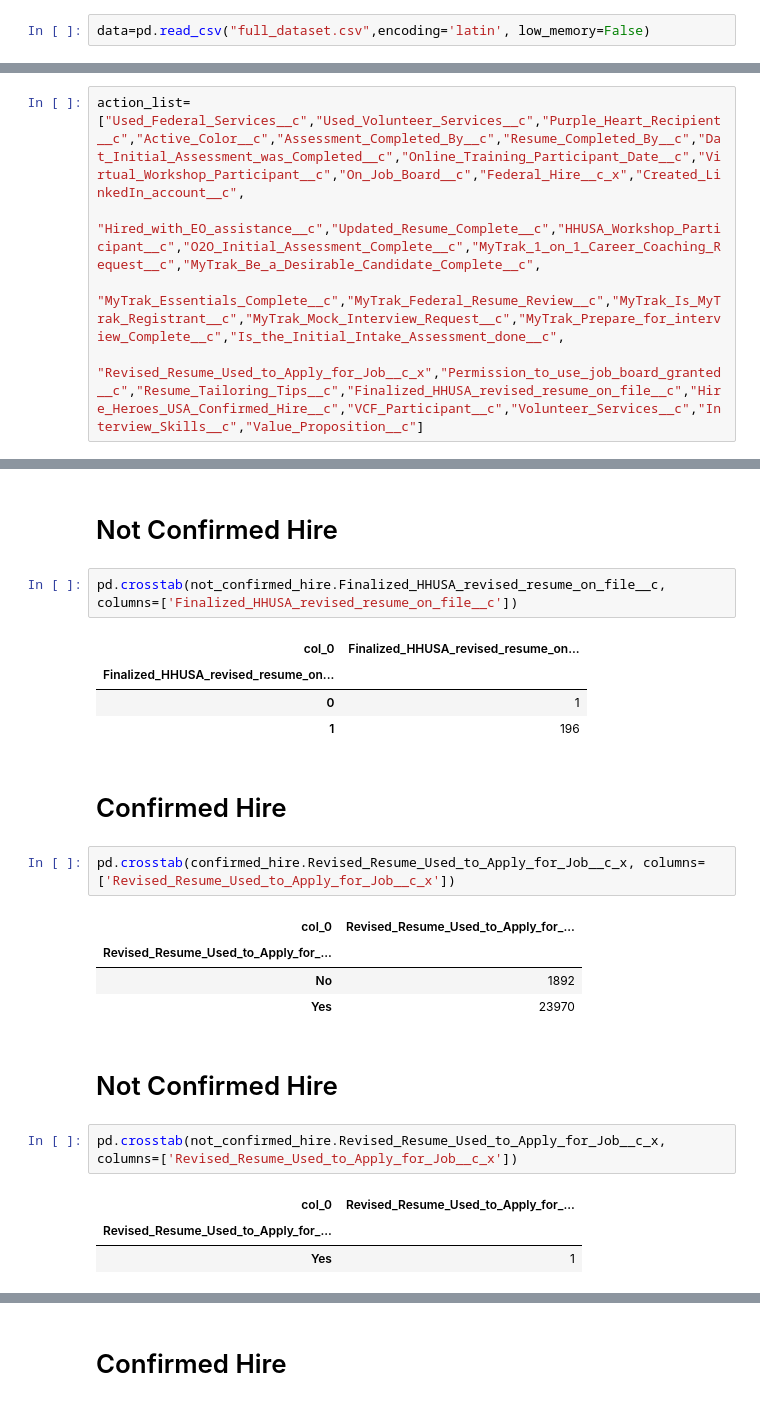
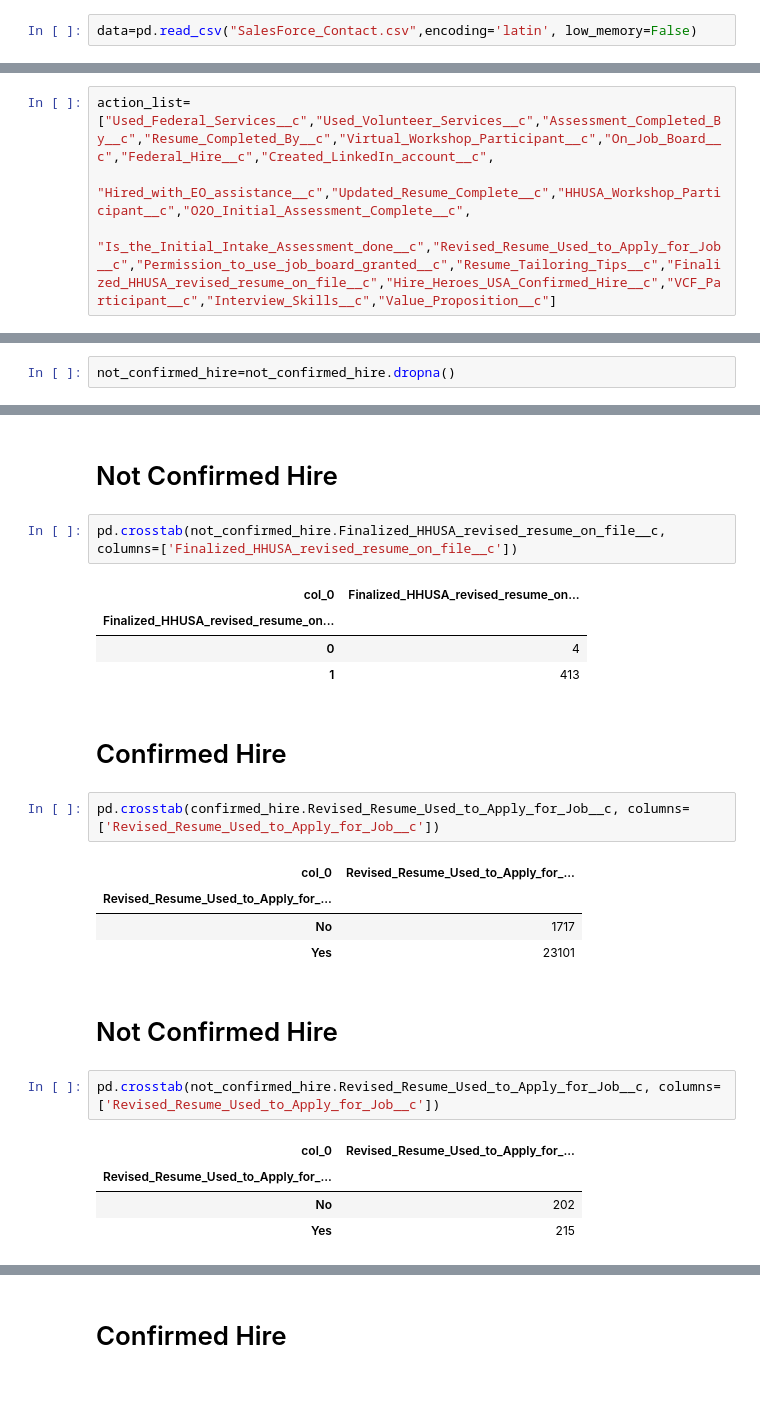
Before and after one commit to iAlhasan/DSP-Project, a Jupyter notebook: HireHero_Action_Analysis.ipynb, the cells around one changed output, grey strips where cells are left out. Saved outputs shown, nothing was run; the diff lists cells and outputs as text.

```diff
--- a/HireHero_Action_Analysis.ipynb
+++ b/HireHero_Action_Analysis.ipynb
@@ -1,7 +1,7 @@
 # %%
 import pandas as pd
 # %%
-data=pd.read_csv("full_dataset.csv",encoding='latin', low_memory=False)
+data=pd.read_csv("SalesForce_Contact.csv",encoding='latin', low_memory=False)
 # %%
 data.shape
 # %% [output]
@@ -57,8 +97,7 @@ not_confirmed_hire.shape
 # %%
-action_list=["Used_Federal_Services__c","Used_Volunteer_Services__c","Purple_Heart_Recipient__c","Active_Color__c","Assessment_Completed_By__c","Resume_Completed_By__c","Dat_Initial_Assessment_was_Completed__c","Online_Training_Participant_Date__c","Virtual_Workshop_Participant__c","On_Job_Board__c","Federal_Hire__c_x","Created_LinkedIn_account__c",
-             "Hired_with_EO_assistance__c","Updated_Resume_Complete__c","HHUSA_Workshop_Participant__c","O2O_Initial_Assessment_Complete__c","MyTrak_1_on_1_Career_Coaching_Request__c","MyTrak_Be_a_Desirable_Candidate_Complete__c",
-           "MyTrak_Essentials_Complete__c","MyTrak_Federal_Resume_Review__c","MyTrak_Is_MyTrak_Registrant__c","MyTrak_Mock_Interview_Request__c","MyTrak_Prepare_for_interview_Complete__c","Is_the_Initial_Intake_Assessment_done__c",
-            "Revised_Resume_Used_to_Apply_for_Job__c_x","Permission_to_use_job_board_granted__c","Resume_Tailoring_Tips__c","Finalized_HHUSA_revised_resume_on_file__c","Hire_Heroes_USA_Confirmed_Hire__c","VCF_Participant__c","Volunteer_Services__c","Interview_Skills__c","Value_Proposition__c"]
+action_list=["Used_Federal_Services__c","Used_Volunteer_Services__c","Assessment_Completed_By__c","Resume_Completed_By__c","Virtual_Workshop_Participant__c","On_Job_Board__c","Federal_Hire__c","Created_LinkedIn_account__c",
+             "Hired_with_EO_assistance__c","Updated_Resume_Complete__c","HHUSA_Workshop_Participant__c","O2O_Initial_Assessment_Complete__c",
+          "Is_the_Initial_Intake_Assessment_done__c","Revised_Resume_Used_to_Apply_for_Job__c","Permission_to_use_job_board_granted__c","Resume_Tailoring_Tips__c","Finalized_HHUSA_revised_resume_on_file__c","Hire_Heroes_USA_Confirmed_Hire__c","VCF_Participant__c","Interview_Skills__c","Value_Proposition__c"]
 # %%
 confirmed_hire=confirmed_hire[action_list]
 # %%
@@ -70,3 +175,5 @@ not_confirmed_hire=not_confirmed_hire[action_list]
+# %%
+not_confirmed_hire=not_confirmed_hire.dropna()
 # %%
 not_confirmed_hire.shape
 # %% [output]
@@ -343,22 +444,23 @@ pd.crosstab(not_confirmed_hire.Finalized_HHUSA_revised_resume_on_file__c, column
 # %% [output]
 | col_0 | Finalized_HHUSA_revised_resume_on... |
 | Finalized_HHUSA_revised_resume_on... |  |
-| 0 | 1 |
-| 1 | 196 |
+| 0 | 4 |
+| 1 | 413 |
 # %% [markdown]
 # Confirmed Hire
 # %%
-pd.crosstab(confirmed_hire.Revised_Resume_Used_to_Apply_for_Job__c_x, columns=['Revised_Resume_Used_to_Apply_for_Job__c_x'])
+pd.crosstab(confirmed_hire.Revised_Resume_Used_to_Apply_for_Job__c, columns=['Revised_Resume_Used_to_Apply_for_Job__c'])
 # %% [output]
 | col_0 | Revised_Resume_Used_to_Apply_for_... |
 | Revised_Resume_Used_to_Apply_for_... |  |
-| No | 1892 |
-| Yes | 23970 |
+| No | 1717 |
+| Yes | 23101 |
 # %% [markdown]
 # Not Confirmed Hire
 # %%
-pd.crosstab(not_confirmed_hire.Revised_Resume_Used_to_Apply_for_Job__c_x, columns=['Revised_Resume_Used_to_Apply_for_Job__c_x'])
+pd.crosstab(not_confirmed_hire.Revised_Resume_Used_to_Apply_for_Job__c, columns=['Revised_Resume_Used_to_Apply_for_Job__c'])
 # %% [output]
 | col_0 | Revised_Resume_Used_to_Apply_for_... |
 | Revised_Resume_Used_to_Apply_for_... |  |
-| Yes | 1 |
+| No | 202 |
+| Yes | 215 |
```
Also changed, not shown: parts of 47 cells of this notebook.
